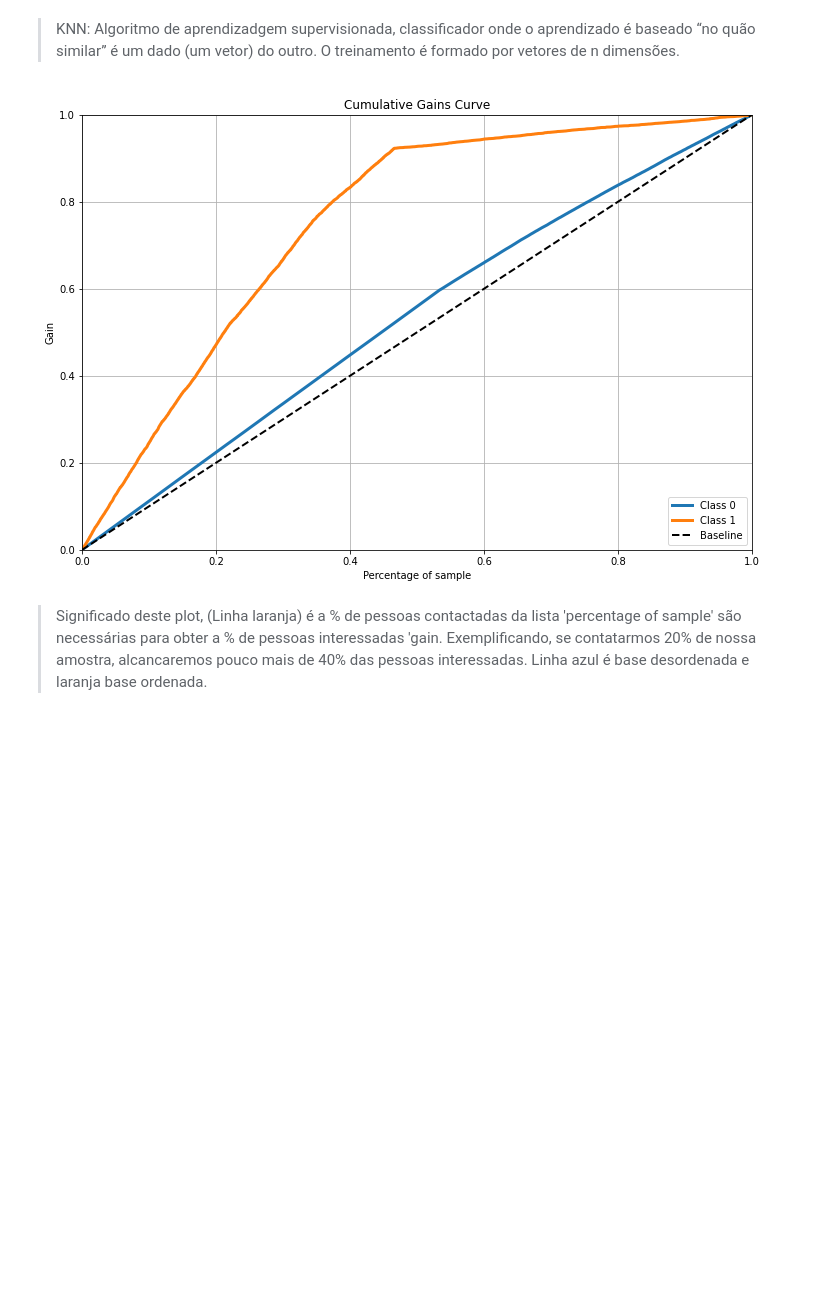
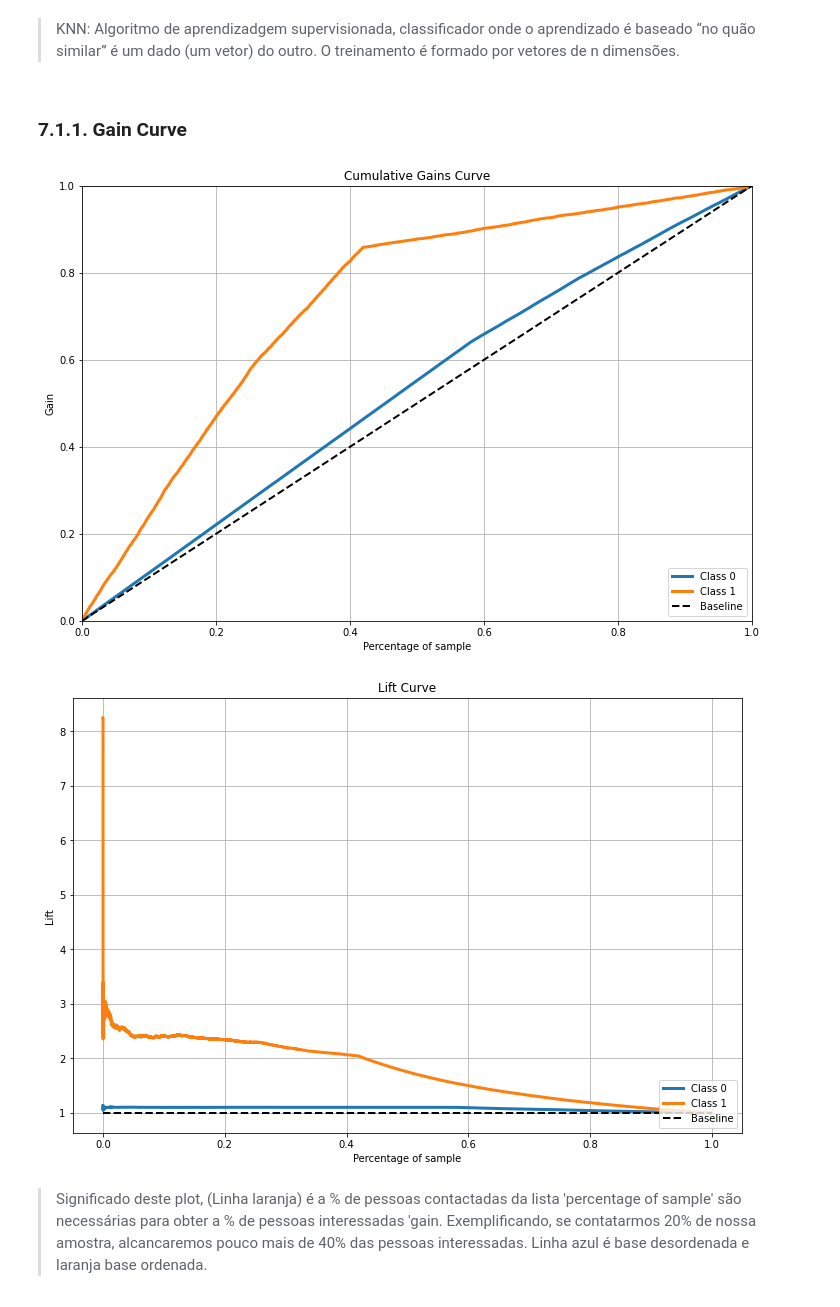
Before and after one commit to LucasAsilveira/PA04-Health-Insurance-Cross-Sell, a Jupyter notebook: Project_Health_Insurance.ipynb, the cells around one changed output. Cells and saved outputs as stored; diff of their text form; code cells hidden in the pictures; blank space fills up the shorter version.

Commit message:
add models machine learn

```diff
--- a/Project_Health_Insurance.ipynb
+++ b/Project_Health_Insurance.ipynb
@@ -566,19 +593,25 @@ y_val = y_validation.copy()
 ## 7.1. KNN(K-Nearest Neighbors)
 # %% [markdown]
 > KNN: Algoritmo de aprendizadgem supervisionada, classificador onde o aprendizado é baseado “no quão similar” é um dado (um vetor) do outro. O treinamento é formado por vetores de n dimensões.
+# %% [markdown]
+### 7.1.1. Gain Curve
 # %%
 # model definition
-knn_model = ng.KNeighborsClassifier( n_neighbors = 10 )
+knn_model = ng.KNeighborsClassifier( n_neighbors = 7 )
 
 # model training
 knn_model.fit( x_train, y_train )
 
 # model prediction - Poder de generalização do modelo.
 yhat_knn = knn_model.predict_proba( x_val )
 
 # Accumulative Gain - metrica de ordenação de lista, plot
 skplt.metrics.plot_cumulative_gain( y_val, yhat_knn).figure.set_size_inches(12, 8);
+
+#Scikitplot library is therre to help
+skplt.metrics.plot_lift_curve( y_val, yhat_knn ).figure.set_size_inches(12, 8);
 # %% [output]
-[figure, old version]
+[figure, new version]
+[figure, added]
 # %% [markdown]
 > Significado deste plot, (Linha laranja) é a % de pessoas contactadas da lista 'percentage of sample' são necessárias para obter a % de pessoas interessadas 'gain.  Exemplificando, se contatarmos 20% de nossa amostra, alcancaremos pouco mais de 40% das pessoas interessadas. Linha azul é base desordenada e laranja base ordenada.
```
Also changed, not shown: parts of 22 cells of this notebook.
